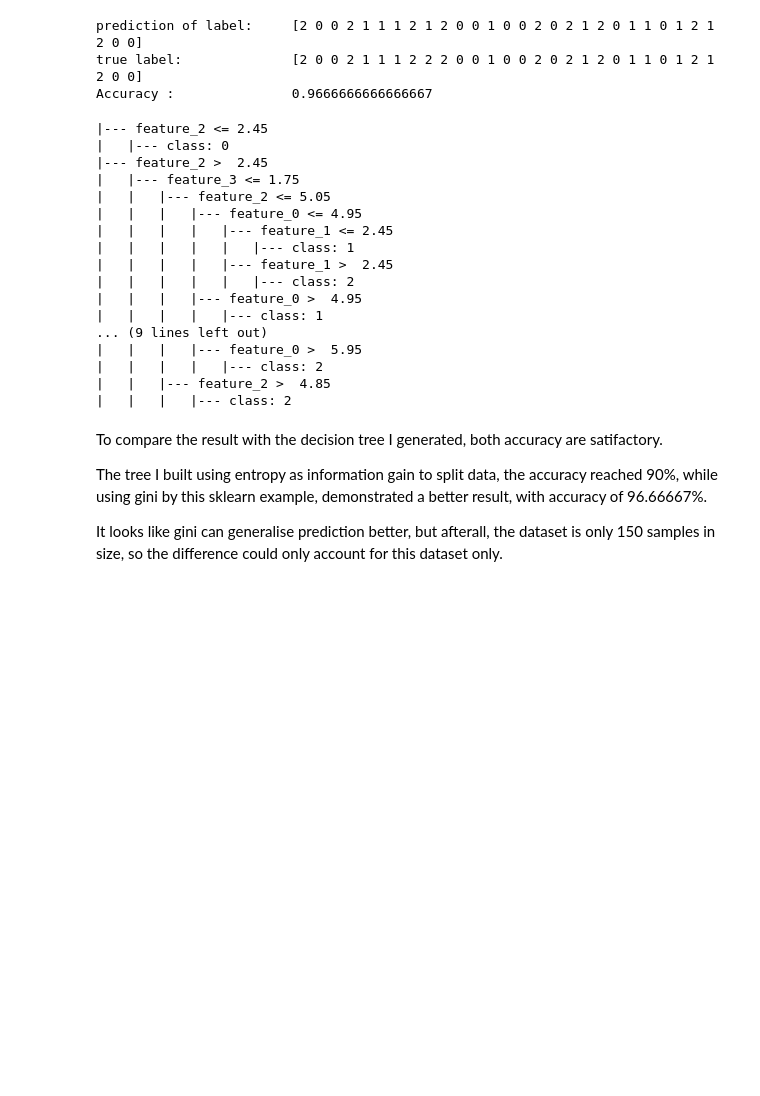
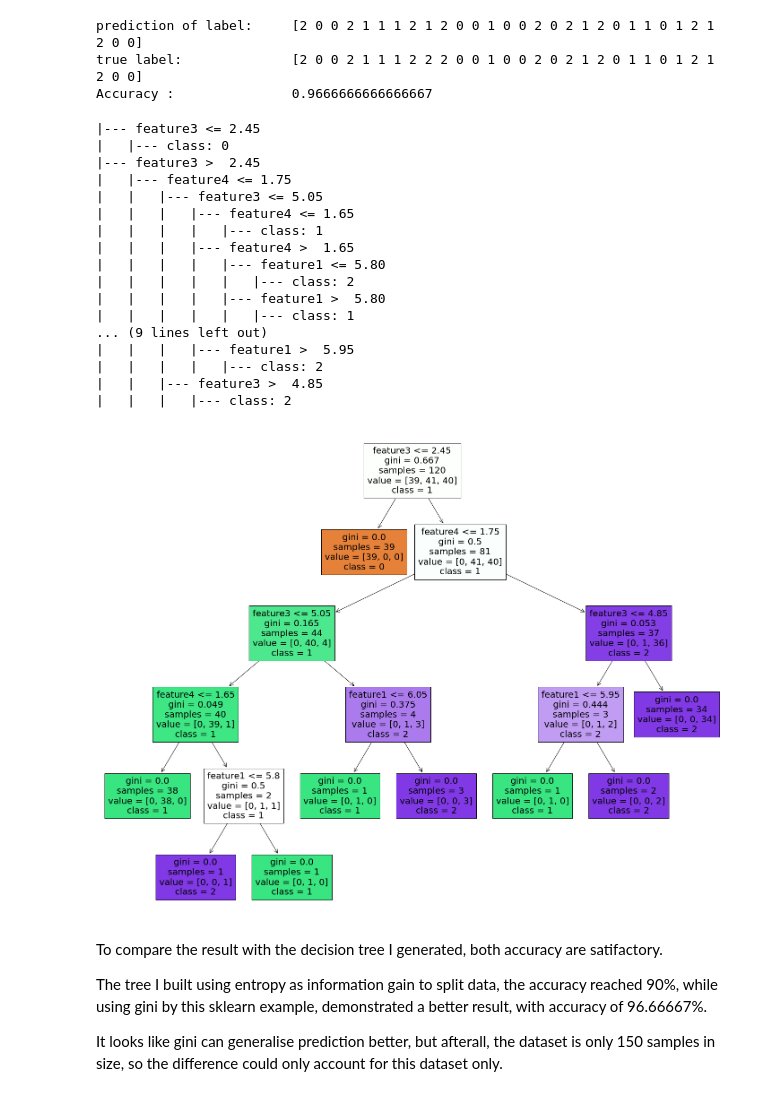
Before and after one commit to cakwok/Machine-Learning, a Jupyter notebook: 1.2 Decision Tree(sklearn).ipynb, the cells around one changed output. Saved outputs shown, nothing was run; the diff lists cells and outputs as text; code cells hidden in the pictures; blank space fills up the shorter version.

```diff
--- a/1.2 Decision Tree(sklearn).ipynb
+++ b/1.2 Decision Tree(sklearn).ipynb
@@ -82,26 +82,37 @@ prediction of label:     [2 0 0 2 1 1 1 2 1 2 0 0 1 0 0 2 0 2 1 2 0 1 1 0 1 2 1
 true label:              [2 0 0 2 1 1 1 2 2 2 0 0 1 0 0 2 0 2 1 2 0 1 1 0 1 2 1 2 0 0]
 Accuracy :               0.9666666666666667
 # %%
-tree_text_representation = tree.export_text(model, max_depth=10)
+# Print out decision tree by text
+tree_text_representation = tree.export_text(model, max_depth=10, feature_names=["feature1", "feature2", "feature3", "feature4"])
 print(tree_text_representation)
 # %% [output]
-|--- feature_2 <= 2.45
+|--- feature3 <= 2.45
 |   |--- class: 0
-|--- feature_2 >  2.45
-|   |--- feature_3 <= 1.75
-|   |   |--- feature_2 <= 5.05
-|   |   |   |--- feature_0 <= 4.95
-|   |   |   |   |--- feature_1 <= 2.45
+|--- feature3 >  2.45
+|   |--- feature4 <= 1.75
+|   |   |--- feature3 <= 5.05
+|   |   |   |--- feature4 <= 1.65
+|   |   |   |   |--- class: 1
+|   |   |   |--- feature4 >  1.65
+|   |   |   |   |--- feature1 <= 5.80
+|   |   |   |   |   |--- class: 2
+|   |   |   |   |--- feature1 >  5.80
 |   |   |   |   |   |--- class: 1
-|   |   |   |   |--- feature_1 >  2.45
-|   |   |   |   |   |--- class: 2
-|   |   |   |--- feature_0 >  4.95
-|   |   |   |   |--- class: 1
 ... (9 lines left out)
-|   |   |   |--- feature_0 >  5.95
+|   |   |   |--- feature1 >  5.95
 |   |   |   |   |--- class: 2
-|   |   |--- feature_2 >  4.85
+|   |   |--- feature3 >  4.85
 |   |   |   |--- class: 2
+# %%
+# Print out decision tree by plot
+fig = plt.figure(figsize=(25,20))
+_ = tree.plot_tree(model,
+               feature_names=feature_cols,
+               class_names=["0","1","2"],
+               filled = True)
+plt.show()
+# %% [output]
+[figure, added]
 # %% [markdown]
 To compare the result with the decision tree I generated, both accuracy are satifactory.
 
```
